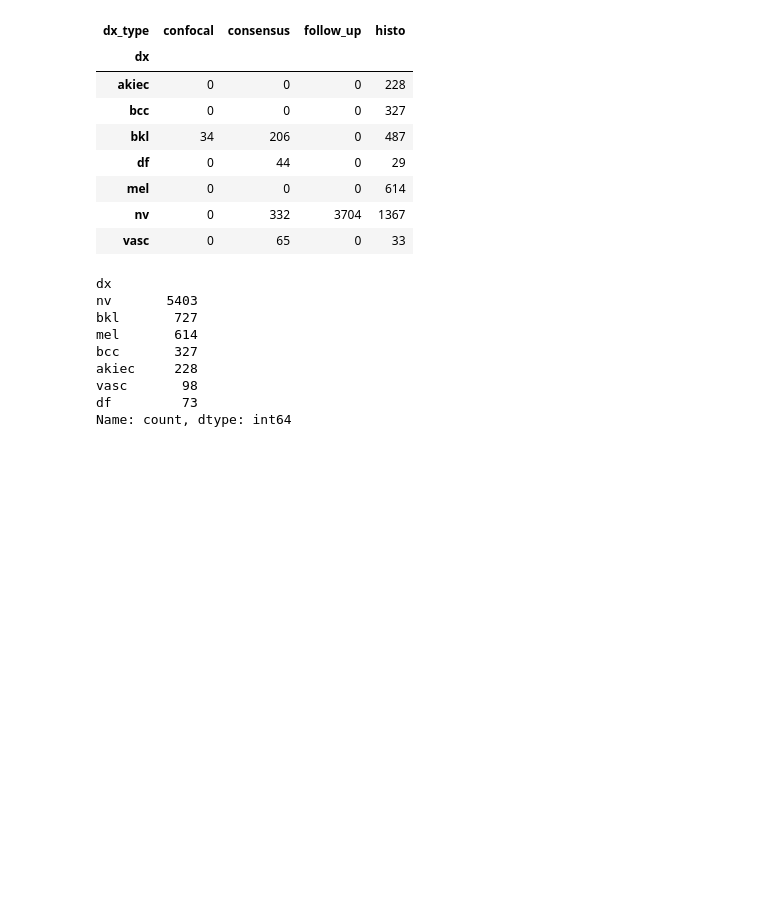
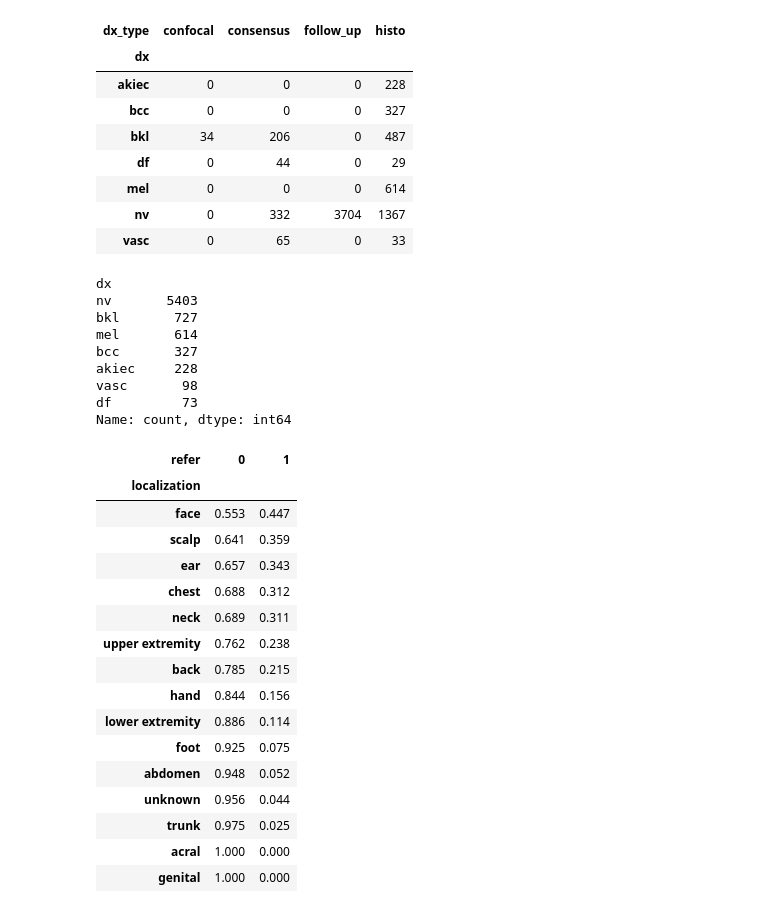
Before and after one commit to Aiux8a/project_molewatch, a Jupyter notebook: notebooks/01_explore_ham10000.ipynb, the cells around one changed output. Saved outputs shown, nothing was run; the diff lists cells and outputs as text; code cells hidden in the pictures; blank space fills up the shorter version.

```diff
--- a/notebooks/01_explore_ham10000.ipynb
+++ b/notebooks/01_explore_ham10000.ipynb
@@ -335,3 +369,24 @@ akiec     228
 vasc       98
 df         73
 Name: count, dtype: int64
+# %%
+lesions.groupby("refer").age.describe()
+pd.crosstab(lesions.localization, lesions.refer, normalize="index").round(3).sort_values(1, ascending=False)
+# %% [output]
+| refer | 0 | 1 |
+| localization |  |  |
+| face | 0.553 | 0.447 |
+| scalp | 0.641 | 0.359 |
+| ear | 0.657 | 0.343 |
+| chest | 0.688 | 0.312 |
+| neck | 0.689 | 0.311 |
+| upper extremity | 0.762 | 0.238 |
+| back | 0.785 | 0.215 |
+| hand | 0.844 | 0.156 |
+| lower extremity | 0.886 | 0.114 |
+| foot | 0.925 | 0.075 |
+| abdomen | 0.948 | 0.052 |
+| unknown | 0.956 | 0.044 |
+| trunk | 0.975 | 0.025 |
+| acral | 1.000 | 0.000 |
+| genital | 1.000 | 0.000 |
```
Also changed, not shown: parts of 1 cell of this notebook.
